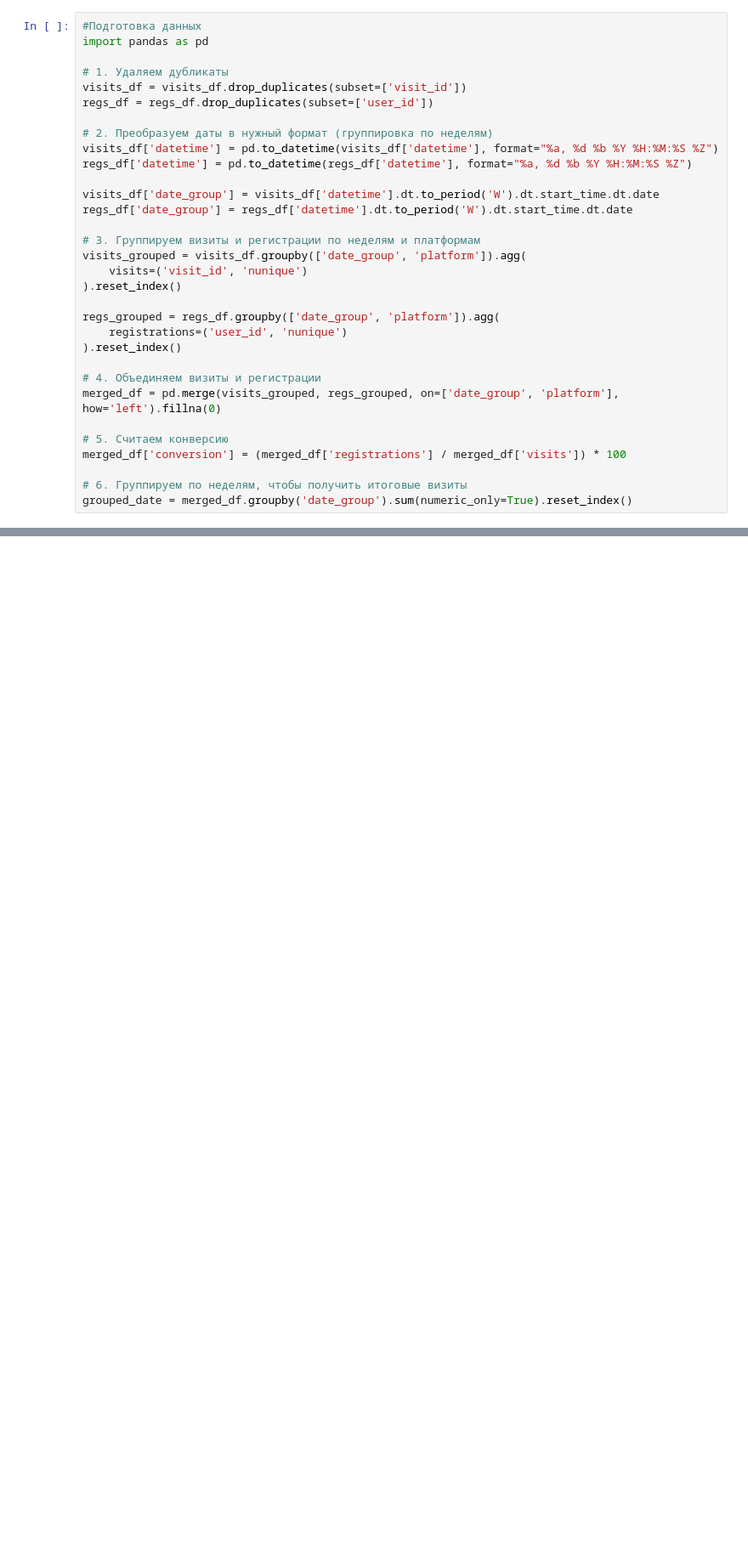
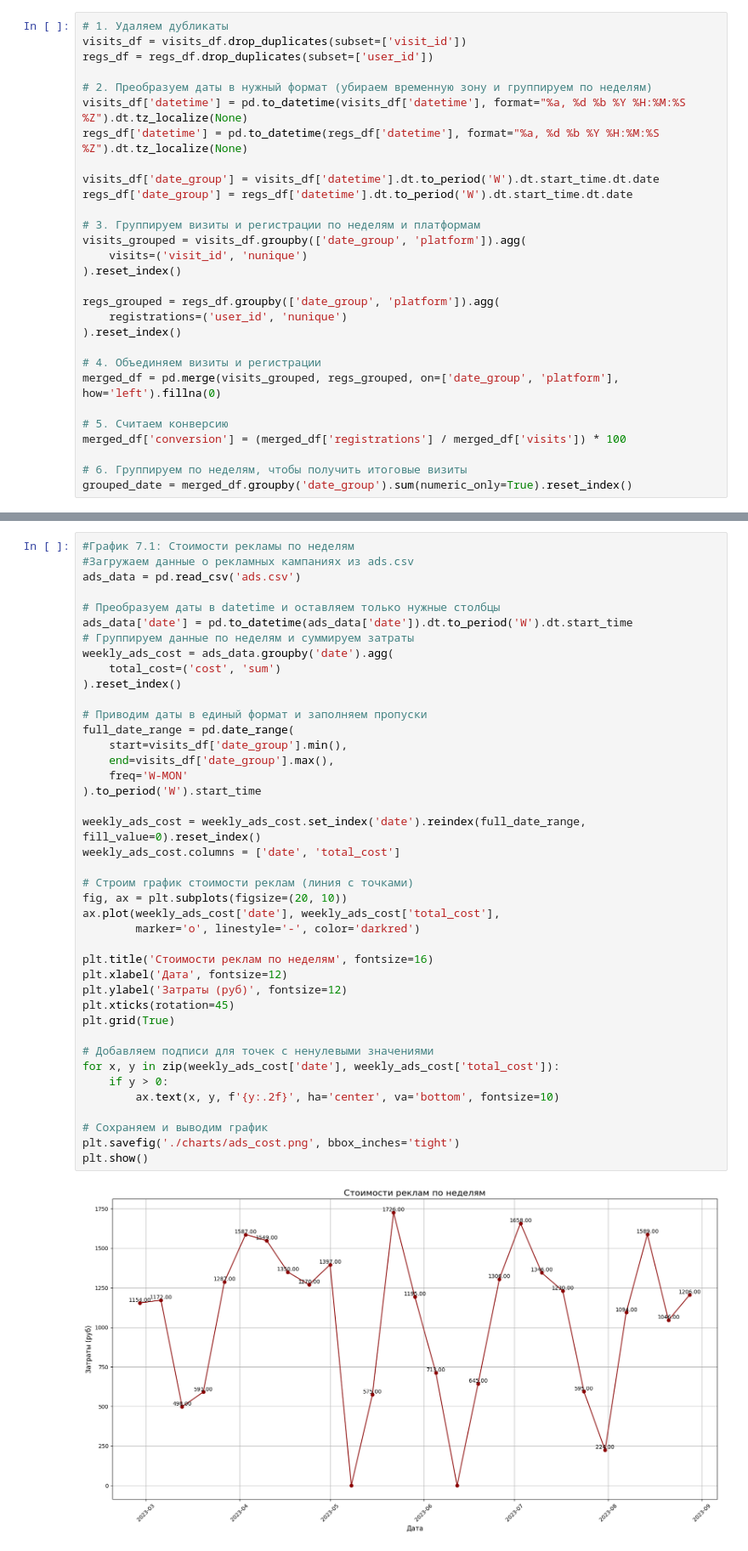
Before and after one commit to beton18/data-analytics-project-100, a Jupyter notebook: charts_project.ipynb, the cells around one changed output, grey strips where cells are left out. Shown at 85% size. Saved outputs shown, nothing was run; the diff lists cells and outputs as text; blank space fills up the shorter version.

Commit message:
Add files via upload
Убраны ненужные импорты;
Убраны предупреждения в 5 шаге;
Изменен график затрат на рекламу (по дням -> по неделям);
Добавлена презентация.

```diff
--- a/charts_project.ipynb
+++ b/charts_project.ipynb
@@ -150,16 +150,13 @@ final_df.head()
 # Создаем директорию для хранения графиков, если она не существует
 os.makedirs('./charts', exist_ok=True)
 # %%
-#Подготовка данных
-import pandas as pd
-
 # 1. Удаляем дубликаты
 visits_df = visits_df.drop_duplicates(subset=['visit_id'])
 regs_df = regs_df.drop_duplicates(subset=['user_id'])
 
-# 2. Преобразуем даты в нужный формат (группировка по неделям)
-visits_df['datetime'] = pd.to_datetime(visits_df['datetime'], format="%a, %d %b %Y %H:%M:%S %Z")
-regs_df['datetime'] = pd.to_datetime(regs_df['datetime'], format="%a, %d %b %Y %H:%M:%S %Z")
+# 2. Преобразуем даты в нужный формат (убираем временную зону и группируем по неделям)
+visits_df['datetime'] = pd.to_datetime(visits_df['datetime'], format="%a, %d %b %Y %H:%M:%S %Z").dt.tz_localize(None)
+regs_df['datetime'] = pd.to_datetime(regs_df['datetime'], format="%a, %d %b %Y %H:%M:%S %Z").dt.tz_localize(None)
 
 visits_df['date_group'] = visits_df['datetime'].dt.to_period('W').dt.start_time.dt.date
 regs_df['date_group'] = regs_df['datetime'].dt.to_period('W').dt.start_time.dt.date
@@ -464,4 +458,47 @@ plt.savefig('./charts/average_conversion.png', bbox_inches='tight')
 plt.show()
 # %% [output]
 [figure]
+# %%
+#График 7.1: Стоимости рекламы по неделям
+#Загружаем данные о рекламных кампаниях из ads.csv
+ads_data = pd.read_csv('ads.csv')
+
+# Преобразуем даты в datetime и оставляем только нужные столбцы
+ads_data['date'] = pd.to_datetime(ads_data['date']).dt.to_period('W').dt.start_time
+# Группируем данные по неделям и суммируем затраты
+weekly_ads_cost = ads_data.groupby('date').agg(
+    total_cost=('cost', 'sum')
+).reset_index()
+
+# Приводим даты в единый формат и заполняем пропуски
+full_date_range = pd.date_range(
+    start=visits_df['date_group'].min(),
+    end=visits_df['date_group'].max(),
+    freq='W-MON'
+).to_period('W').start_time
+
+weekly_ads_cost = weekly_ads_cost.set_index('date').reindex(full_date_range, fill_value=0).reset_index()
+weekly_ads_cost.columns = ['date', 'total_cost']
+
+# Строим график стоимости реклам (линия с точками)
+fig, ax = plt.subplots(figsize=(20, 10))
+ax.plot(weekly_ads_cost['date'], weekly_ads_cost['total_cost'],
+        marker='o', linestyle='-', color='darkred')
+
+plt.title('Стоимости реклам по неделям', fontsize=16)
+plt.xlabel('Дата', fontsize=12)
+plt.ylabel('Затраты (руб)', fontsize=12)
+plt.xticks(rotation=45)
+plt.grid(True)
+
+# Добавляем подписи для точек с ненулевыми значениями
+for x, y in zip(weekly_ads_cost['date'], weekly_ads_cost['total_cost']):
+    if y > 0:
+        ax.text(x, y, f'{y:.2f}', ha='center', va='bottom', fontsize=10)
+
+# Сохраняем и выводим график
+plt.savefig('./charts/ads_cost.png', bbox_inches='tight')
+plt.show()
+# %% [output]
+[figure, added]
 # %%
```
Also changed, not shown: parts of 4 cells of this notebook, 2 other files.
